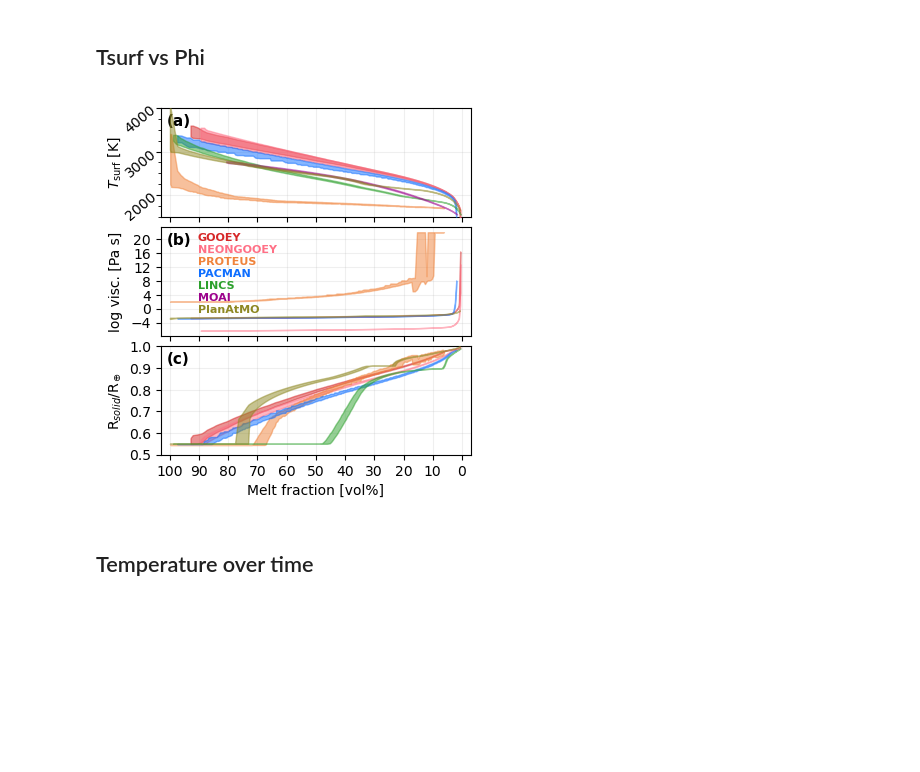
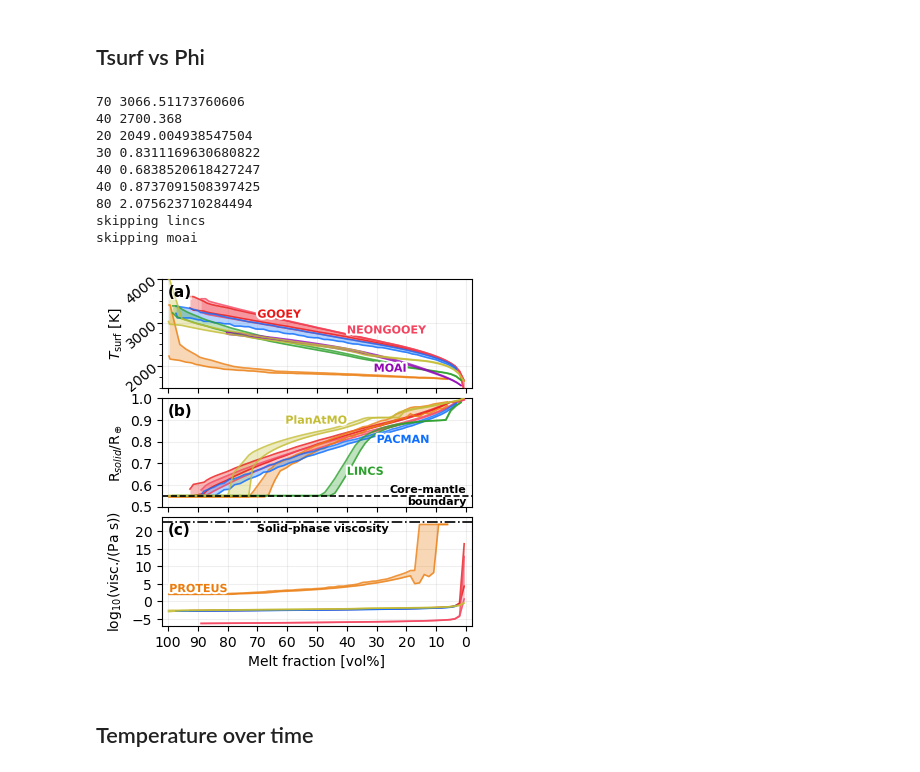
Before and after one commit to lena-noack/chili, a Jupyter notebook: intercomparison/analysis_solarsystem/compare.ipynb, the cells around one changed output. Cells and saved outputs as stored; diff of their text form; code cells hidden in the pictures; blank space fills up the shorter version.

```diff
--- a/intercomparison/analysis_solarsystem/compare.ipynb
+++ b/intercomparison/analysis_solarsystem/compare.ipynb
@@ -73,6 +76,18 @@ t(yr), T_surf(K), T_pot(K), flux_surf(W/m2), flux_OLR(W/m2), flux_ASR(W/m2), phi
 def compare_interior(ykeys):
     nrow = len(ykeys)
     fig,axs = plt.subplots(nrow,1, figsize=(4,1.5*nrow), sharex=True)
+
+    model_txt = {
+        "gooey":        [0, 70, "left" , "bottom"],
+        "neongooey":    [0, 40, "left" , "bottom"],
+        "proteus":      [2, 80, "right", "bottom"],
+        "pacman":       [1, 30, "left" , "top"],
+        "lincs":        [1, 40, "left" , "top"],
+        "moai":         [0, 20, "right", "top"],
+        "planatmo":     [1, 40, "right", "bottom"],
+    }
+
+    cmb = 0.55
 
     for iy, ykey in enumerate(ykeys):
         ax = axs[iy]
@@ -95,16 +110,9 @@ def compare_interior(ykeys):
             x = np.array(x)[mask]
             y = np.array(y)[mask]
 
-            if len(np.unique(x)) <= 1:
+            if (len(np.unique(x)) <= 1) or np.all(np.isnan(y)):
                 print(f"skipping {m}")
                 continue
-
-            if iy == 1:
-                xtxt = 0.12
-                ytxt = 0.9 - 0.11*im
-                ax.text(xtxt, ytxt, l,  ha='left', va='center', transform=ax.transAxes,
-                        # path_effects=[pe.Stroke(linewidth=3, foreground='w'), pe.Normal()],
-                        zorder=30, color=c, fontsize=8, weight='bold')
 
             # convert units
             scatter = False
@@ -115,61 +123,93 @@ def compare_interior(ykeys):
             elif ykey == "T_surf(K)":
                 scatter = False
 
+            if iy == model_txt[m][0]:
+                xtxt = model_txt[m][1]
+                ytxt = y[np.argmin(abs(x-xtxt))]
+                print(xtxt, ytxt)
+                ax.text(xtxt, ytxt, l,  ha=model_txt[m][2], va=model_txt[m][3],
+                        path_effects=[pe.Stroke(linewidth=3, foreground='w'), pe.Normal()],
+                        zorder=30, color=c, fontsize=8, weight='bold')
+
             if scatter:
                 ax.scatter(x, y, color=c, ec='none', s=3, alpha=0.1, zorder=8, rasterized=True)
 
             # convert to filled region
             else:
-                xx = np.linspace(min(x), max(x), 200)
+                xx = np.linspace(min(x), max(x), 60)
                 xplt = []
                 ytop, ybot = [], []
                 for i in range(len(xx)):
-                    mask = np.argwhere(abs(x-xx[i])/xx[i]<=0.03).flatten()
+                    mask = np.argwhere(abs(x-xx[i])/xx[i]<=0.04).flatten()
                     if len(mask) > 0:
                         ytop.append(np.amax(y[mask]))
                         ybot.append(np.amin(y[mask]))
                         xplt.append(np.mean(x[mask]))
 
-                ax.fill_between(xplt, ybot, ytop, color=c, alpha=0.5, zorder=10)
+                ax.plot(xplt, ytop, color=c, alpha=0.8, lw=1.2, zorder=11)
+                ax.plot(xplt, ybot, color=c, alpha=0.8, lw=1.2, zorder=11)
+                ax.fill_between(xplt, ybot, ytop,  linewidth=0,
+                                color=c, alpha=0.3, zorder=10)
 
 
         ax.grid(alpha=0.2, zorder=0)
         ylbl = get_label(ykey)
 
         if ykey == "T_surf(K)":
             ax.yaxis.set_major_locator(mpl.ticker.MultipleLocator(1000))
             ax.yaxis.set_minor_locator(mpl.ticker.MultipleLocator(250))
             ax.set_ylim(tmp_min, tmp_max)
             ax.tick_params(axis='y', which='both', rotation=40, pad=-2)
+
         elif ykey == "viscosity(Pa.s)":
-            ylbl = r"log visc. [Pa s]"
-            ax.yaxis.set_major_locator(mpl.ticker.MultipleLocator(4))
+            ax.set_ylim(-7, 24)
+            ylbl = r"log$_{10}($visc./(Pa s)$)$"
+            ax.yaxis.set_major_locator(mpl.ticker.MultipleLocator(5))
+            visc_solid = np.log10(5e22)
+            ax.axhline(y=visc_solid, color='k', ls='dashdot', lw=1.2, zorder=12)
+            ax.text(70, visc_solid-0.5, "Solid-phase viscosity", ha='left', va='top',
+                    fontsize=8, color='k', fontweight='bold')
+
         elif ykey == "R_solid(m)":
             ylbl = r"R$_{solid}$/R$_\oplus$"
             ax.set_ylim(0.5, 1.0)
             ax.yaxis.set_major_locator(mpl.ticker.MultipleLocator(0.1))
+            ax.axhline(y=cmb, color='k', ls='dashed', lw=1.2, zorder=12)
+            ax.text(0, cmb, "Core-mantle\nboundary", ha='right', va='center',
+                    fontsize=8, color='k', fontweight='bold')
 
 
         ax.set_ylabel(ylbl, labelpad=-0.2)
-        ax.text(0.02, 0.95, f"({abcd[iy]})", transform=ax.transAxes,
+        ax.text(0.02, 0.95, f"({abcd[iy]})",
+                transform=ax.transAxes,  zorder=99,
+                bbox=dict(fc="w", ec='none', alpha=0.5, pad=0.0),
                 ha='left', va='top', fontsize=11, weight='bold')
 
     axs[-1].set_xlabel(get_label("phi(vol_pct)"))
-    axs[-1].set_xlim(right=-3,left=103)
+    axs[-1].set_xlim(right=-2,left=102)
     axs[-1].xaxis.set_major_locator(mpl.ticker.MultipleLocator(10))
 
     # title = xlbl + " vs " + ylbl
     # axs[0].set_title(f"Interior properties", fontsize=11)
 
     fig.subplots_adjust(hspace=0.1)
     fig.align_labels()
 
     plt.show()
     fig.savefig(f"out/compare_interior.{EXT}", bbox_inches='tight', dpi=DPI, pad_inches=0.03)
 
-compare_interior(["T_surf(K)", "viscosity(Pa.s)", "R_solid(m)"])
+compare_interior(["T_surf(K)", "R_solid(m)", "viscosity(Pa.s)"])
 # %% [output]
+70 3066.51173760606
+40 2700.368
+20 2049.004938547504
+30 0.8311169630680822
+40 0.6838520618427247
+40 0.8737091508397425
+80 2.075623710284494
+skipping lincs
+skipping moai
-[figure, old version]
+[figure, new version]
 # %% [markdown]
 ## Temperature over time
 # %%
```
Also changed, not shown: parts of 7 cells of this notebook, 4 other files.
